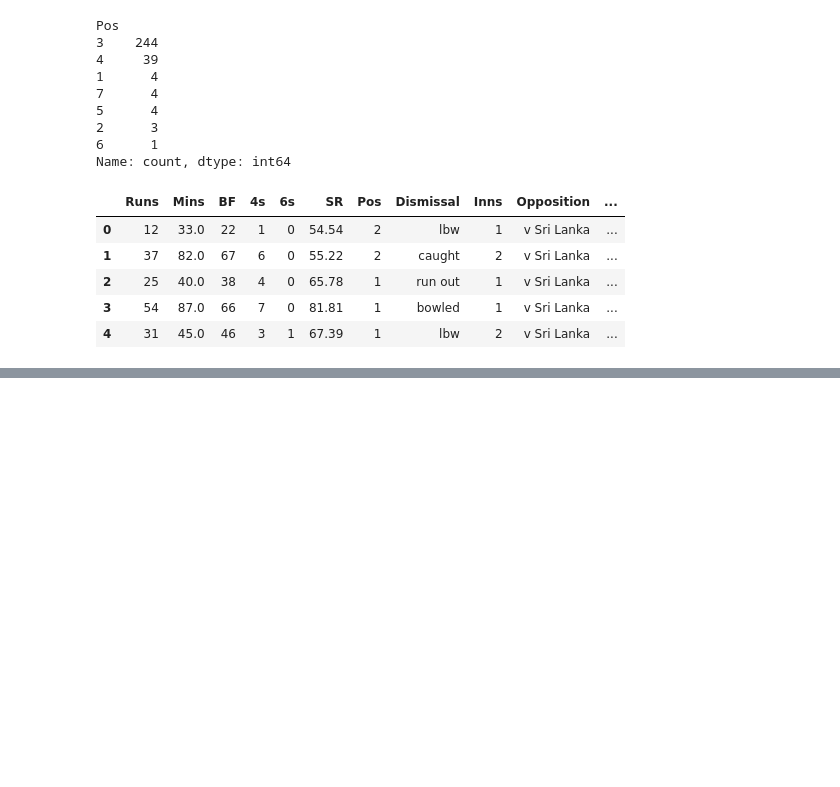
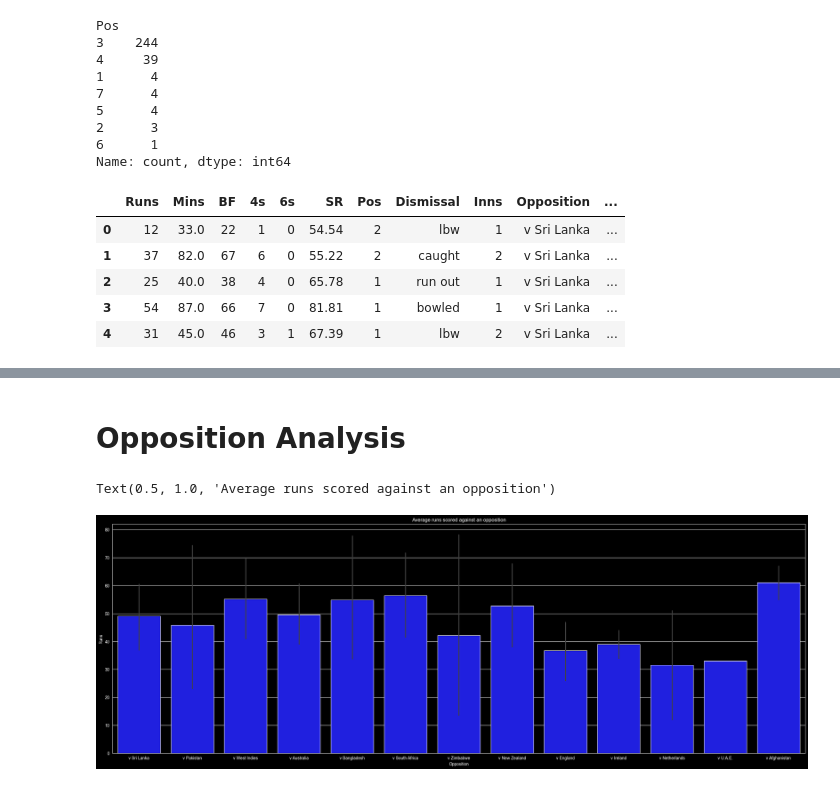
Before and after one commit to Geektoberfest/Geetober-Run-Predictor, a Jupyter notebook: EDA/eda.ipynb, the cells around one changed output, grey strips where cells are left out. Cells and saved outputs as stored; diff of their text form; code cells hidden in the pictures; blank space fills up the shorter version.

```diff
--- a/EDA/eda.ipynb
+++ b/EDA/eda.ipynb
@@ -313,0 +329,9 @@ df.head()
+# %% [markdown]
+# Opposition Analysis
+# %%
+plt.figure(figsize=(30,10))
+sns.barplot(data=df, x='Opposition', y='Runs', color='blue')
+plt.title('Average runs scored against an opposition')
+# %% [output]
+Text(0.5, 1.0, 'Average runs scored against an opposition')
+[figure, added]
```
Also changed, not shown: parts of 33 cells of this notebook.
